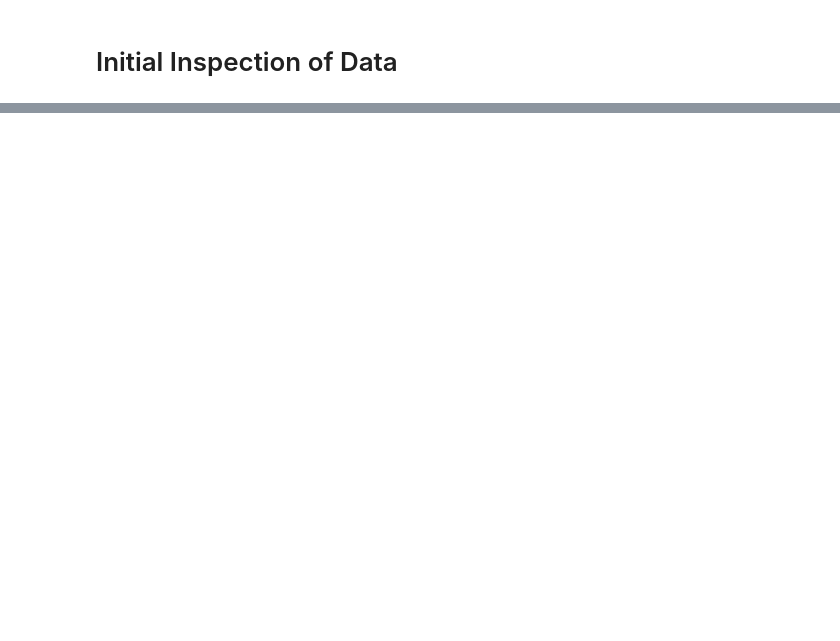
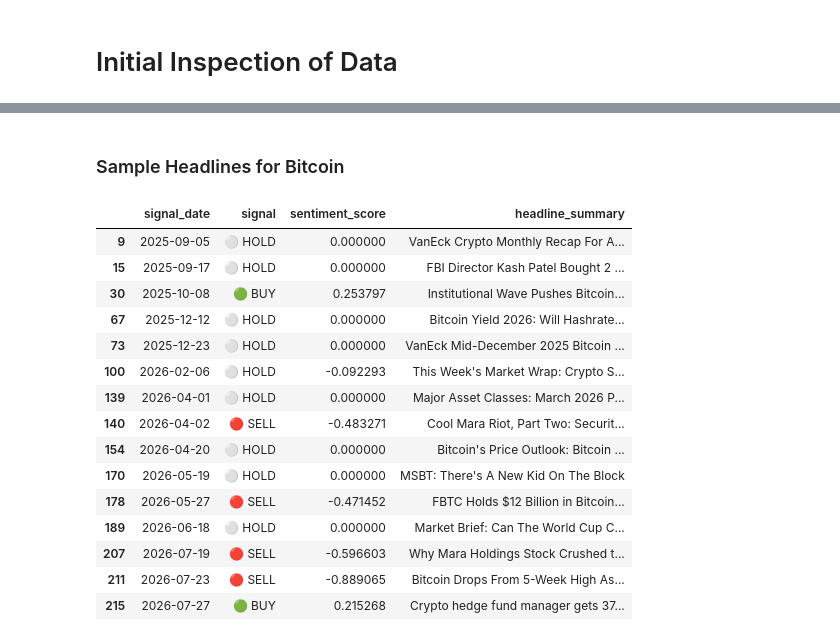
Before and after one commit to Ali-HusseinData/Investment-Signal-bot, a Jupyter notebook: backtesting/analysis/Investment_Signal_bot.ipynb, the cells around one changed output, grey strips where cells are left out. Saved outputs shown, nothing was run; the diff lists cells and outputs as text; code cells hidden in the pictures; blank space fills up the shorter version.

```diff
--- a/backtesting/analysis/Investment_Signal_bot.ipynb
+++ b/backtesting/analysis/Investment_Signal_bot.ipynb
@@ -159,0 +344,21 @@ display(full_report)
+# %% [markdown]
+### Sample Headlines for Bitcoin
+# %%
+display(sample_headlines(btc_df))
+# %% [output]
+|  | signal_date | signal | sentiment_score | headline_summary |
+| 9 | 2025-09-05 | ⚪ HOLD | 0.000000 | VanEck Crypto Monthly Recap For A... |
+| 15 | 2025-09-17 | ⚪ HOLD | 0.000000 | FBI Director Kash Patel Bought 2 ... |
+| 30 | 2025-10-08 | 🟢 BUY | 0.253797 | Institutional Wave Pushes Bitcoin... |
+| 67 | 2025-12-12 | ⚪ HOLD | 0.000000 | Bitcoin Yield 2026: Will Hashrate... |
+| 73 | 2025-12-23 | ⚪ HOLD | 0.000000 | VanEck Mid-December 2025 Bitcoin ... |
+| 100 | 2026-02-06 | ⚪ HOLD | -0.092293 | This Week's Market Wrap: Crypto S... |
+| 139 | 2026-04-01 | ⚪ HOLD | 0.000000 | Major Asset Classes: March 2026 P... |
+| 140 | 2026-04-02 | 🔴 SELL | -0.483271 | Cool Mara Riot, Part Two: Securit... |
+| 154 | 2026-04-20 | ⚪ HOLD | 0.000000 | Bitcoin's Price Outlook: Bitcoin ... |
+| 170 | 2026-05-19 | ⚪ HOLD | 0.000000 | MSBT: There's A New Kid On The Block |
+| 178 | 2026-05-27 | 🔴 SELL | -0.471452 | FBTC Holds $12 Billion in Bitcoin... |
+| 189 | 2026-06-18 | ⚪ HOLD | 0.000000 | Market Brief: Can The World Cup C... |
+| 207 | 2026-07-19 | 🔴 SELL | -0.596603 | Why Mara Holdings Stock Crushed t... |
+| 211 | 2026-07-23 | 🔴 SELL | -0.889065 | Bitcoin Drops From 5-Week High As... |
+| 215 | 2026-07-27 | 🟢 BUY | 0.215268 | Crypto hedge fund manager gets 37... |
```
Also changed, not shown: parts of 31 cells of this notebook.
